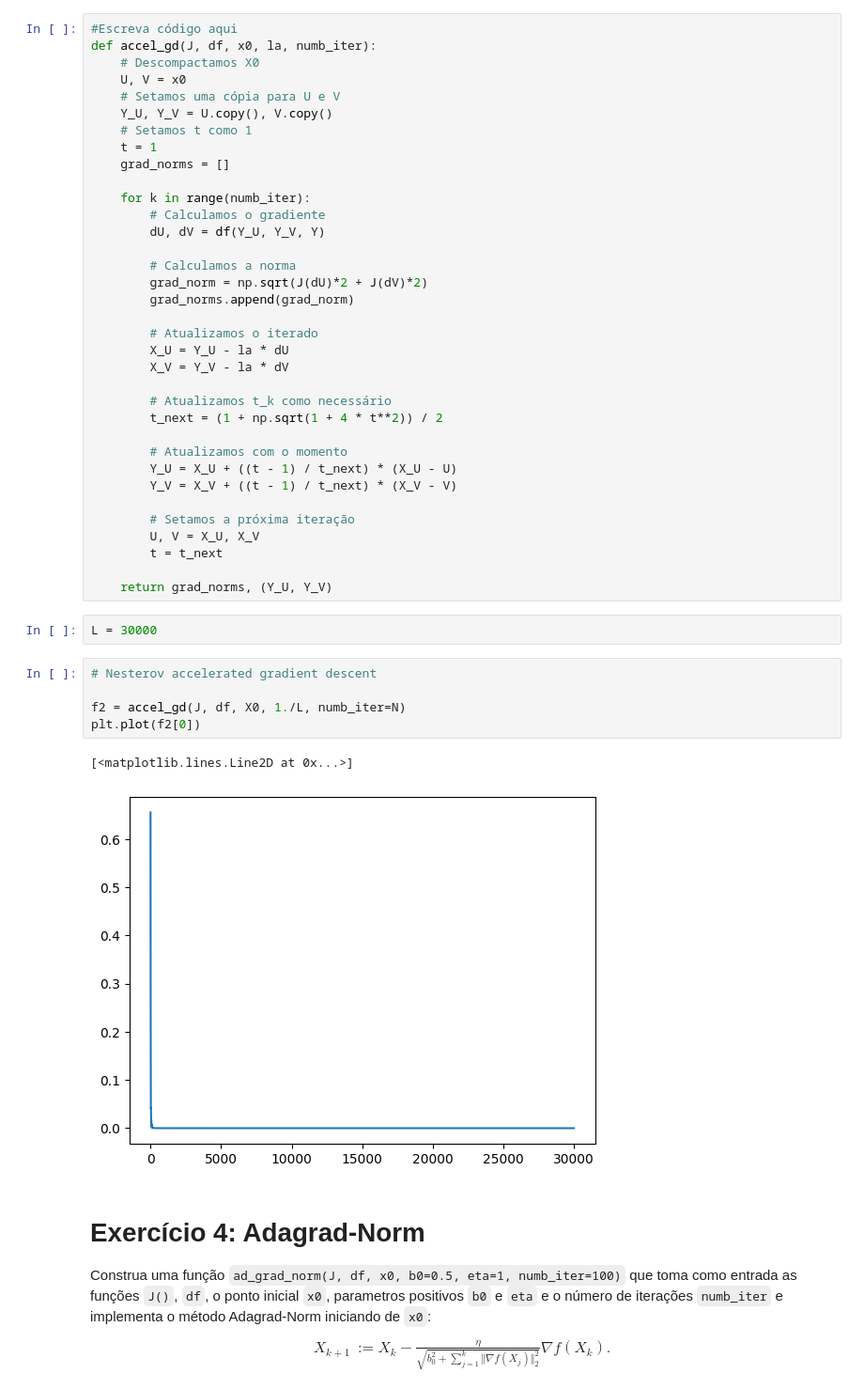
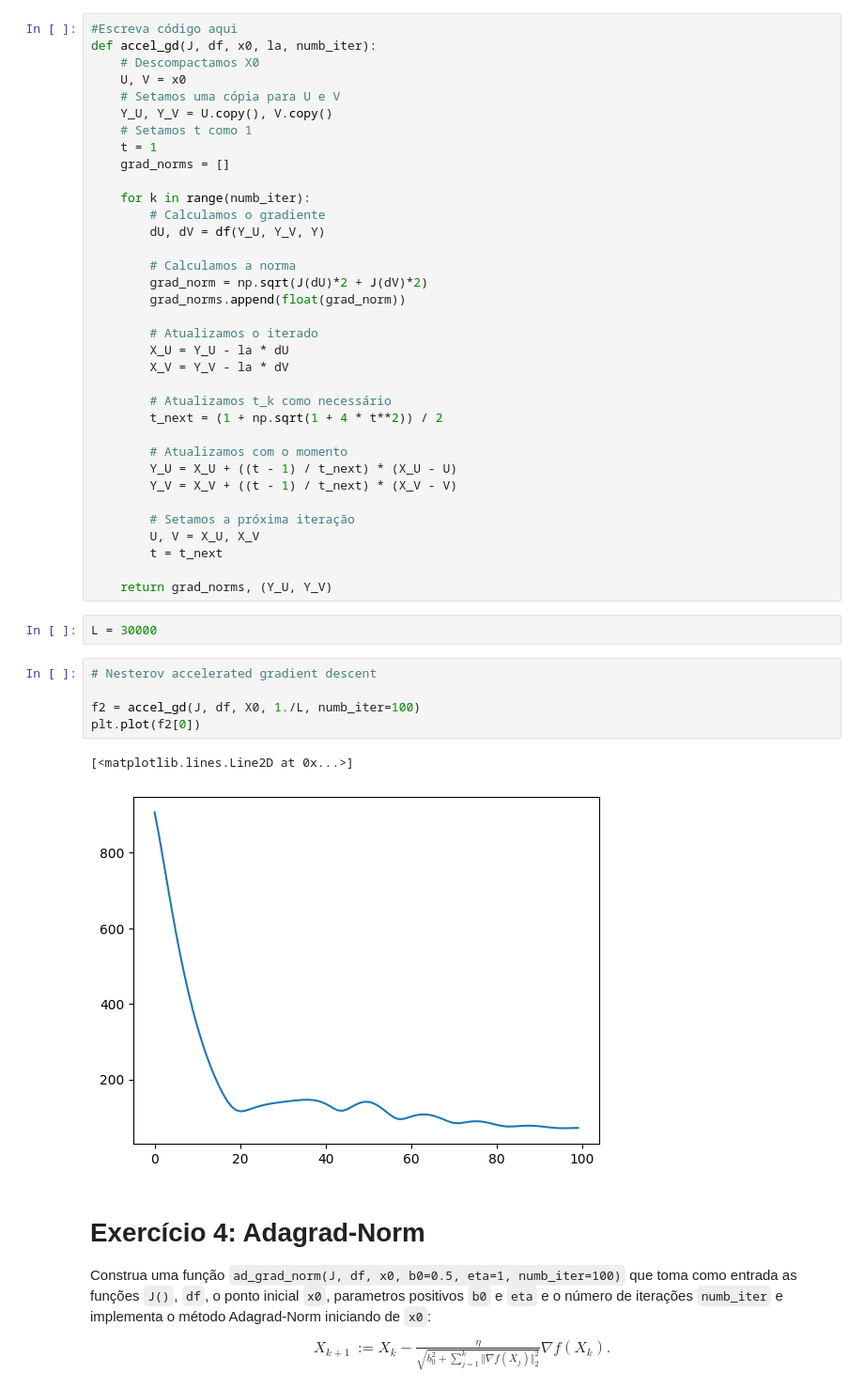
Before and after one commit to scrocha/otimizacao-OCD-2024, a Jupyter notebook: Atividade_05/matrix_factorization copy.ipynb, the cells around one changed output. Shown: that part at 94% size. Drawn from its saved outputs; the diff is of its cells as text.

```diff
--- a/Atividade_05/matrix_factorization copy.ipynb
+++ b/Atividade_05/matrix_factorization copy.ipynb
@@ -150,7 +151,7 @@ def accel_gd(J, df, x0, la, numb_iter):
 
         # Calculamos a norma
         grad_norm = np.sqrt(J(dU)*2 + J(dV)*2)
-        grad_norms.append(grad_norm)
+        grad_norms.append(float(grad_norm))
 
         # Atualizamos o iterado
         X_U = Y_U - la * dU
@@ -173,11 +174,11 @@ L = 30000
 # %%
 # Nesterov accelerated gradient descent
 
-f2 = accel_gd(J, df, X0, 1./L, numb_iter=N)
+f2 = accel_gd(J, df, X0, 1./L, numb_iter=100)
 plt.plot(f2[0])
 # %% [output]
 [<matplotlib.lines.Line2D at 0x...>]
-[figure, old version]
+[figure, new version]
 # %% [markdown]
 # Exercício 4: Adagrad-Norm
 
```
Also changed, not shown: parts of 4 cells of this notebook.
